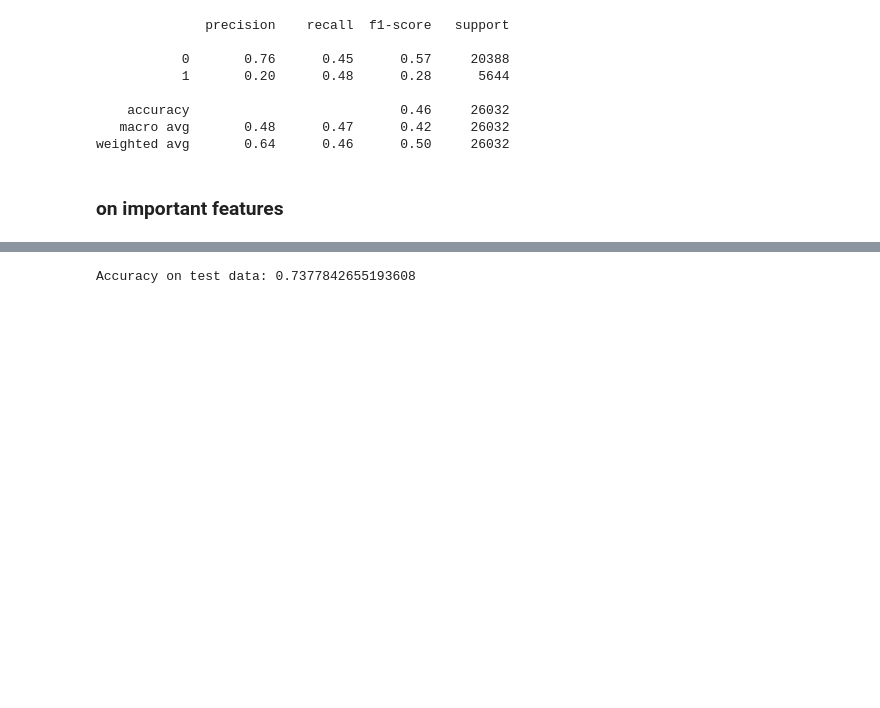
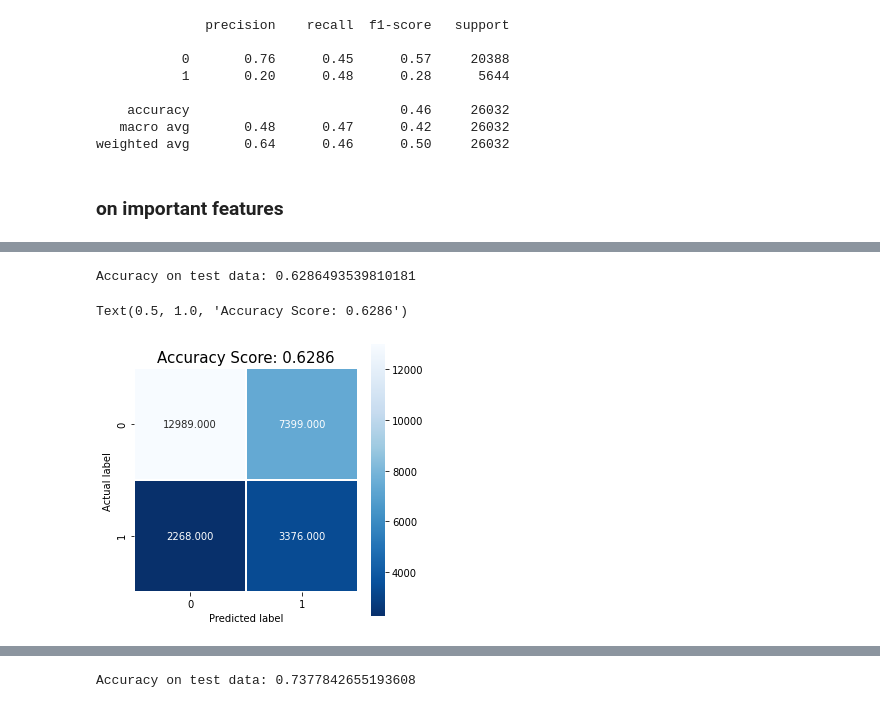
Before and after one commit to bvchand/Diabetes-detection-in-ICU-patients, a Jupyter notebook: diabetes_models_on_important_features.ipynb, the cells around one changed output, grey strips where cells are left out. Drawn from its saved outputs; the diff is of its cells as text; code cells hidden in the pictures; blank space fills up the shorter version.

```diff
--- a/diabetes_models_on_important_features.ipynb
+++ b/diabetes_models_on_important_features.ipynb
@@ -437,0 +498,15 @@ weighted avg       0.81      0.81      0.81     26032
+# %%
+# Initialize the constructor
+nn_model_pca = Sequential()
+
+# Add an input layer
+nn_model_pca.add(Dense(63, activation='relu', input_dim=63))
+
+# Add two hidden layers
+nn_model_pca.add(Dense(20, activation='relu'))
+
+# Add an output layer
+nn_model_pca.add(Dense(1, activation='sigmoid'))
+
+nn_model_pca = keras_nn(nn_model_pca, pca_97per_train_scaled, train_y,
+                                        pca_97per_test_scaled, test_y, epochs=20)
@@ -437,0 +531,5 @@ weighted avg       0.81      0.81      0.81     26032
+# %%
+%time nn_y_pred_pca = nn_model_pca.predict_classes(pca_97per_test_scaled)
+pickle.dump(nn_y_pred_pca, open("nn_y_pred_pca.pkl", "wb"))
+nn_y_pred_pca = pickle.load(open("nn_y_pred_pca.pkl", "rb"))
+nn_y_pred_pca = nn_y_pred_pca.flatten()
@@ -437,0 +544,17 @@ weighted avg       0.81      0.81      0.81     26032
+# %%
+nn_scores_pca = nn_model_pca.evaluate(pca_97per_test_scaled, test_y, verbose=0)
+print('Accuracy on test data: {}'.format(nn_scores_pca[1]))
+# %% [output]
+Accuracy on test data: 0.6286493539810181
+# %%
+#show confusion matrix
+cm = confusion_matrix(test_y, nn_y_pred_pca)
+plt.figure(figsize=(5,5))
+sns.heatmap(cm, annot=True, fmt=".3f", linewidths=.5, square = True, cmap = 'Blues_r');
+plt.ylabel('Actual label');
+plt.xlabel('Predicted label');
+all_sample_title = 'Accuracy Score: {0:.4f}'.format(nn_scores_pca[1])
+plt.title(all_sample_title, size = 15)
+# %% [output]
+Text(0.5, 1.0, 'Accuracy Score: 0.6286')
+[figure, added]
```
Also changed, not shown: parts of 28 cells of this notebook.
